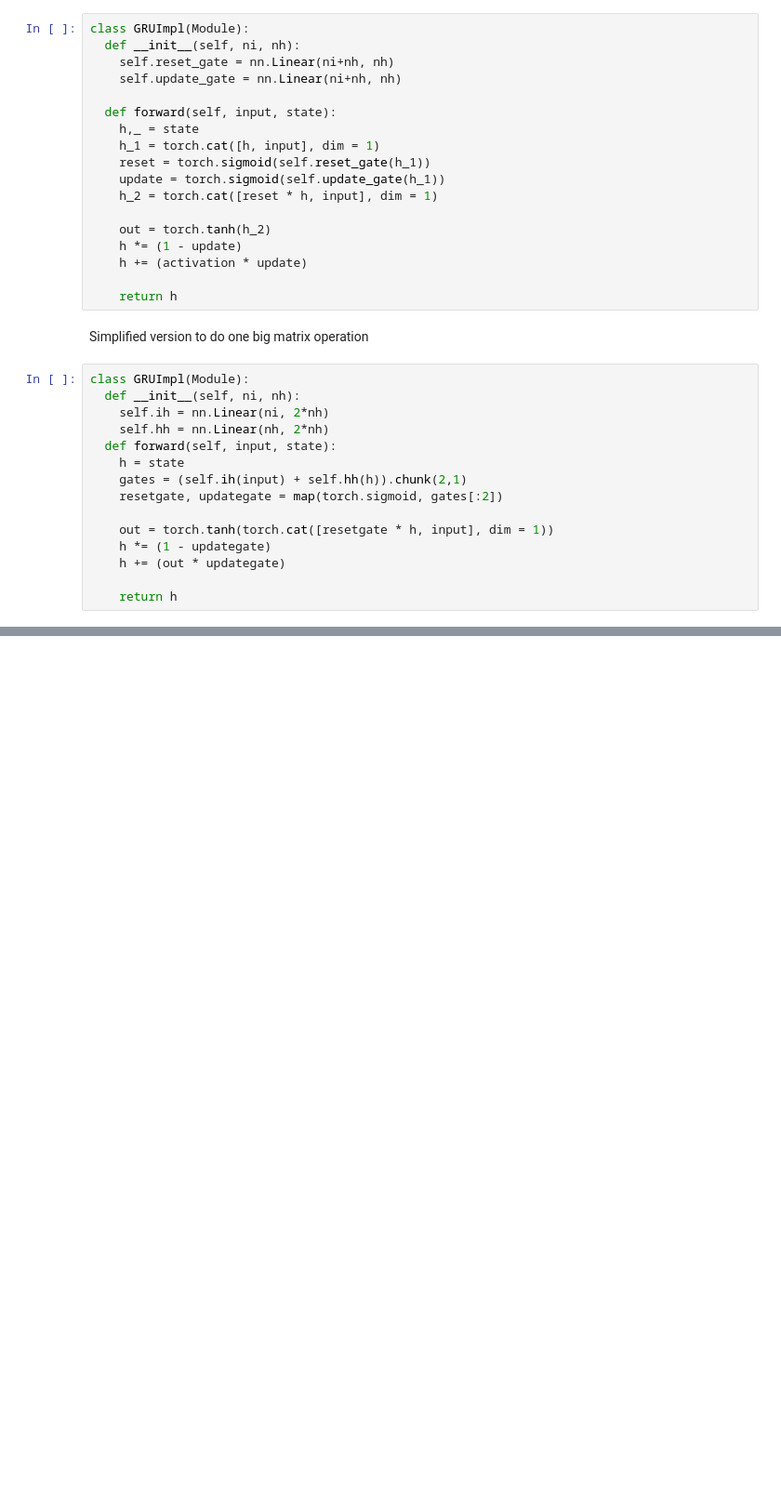
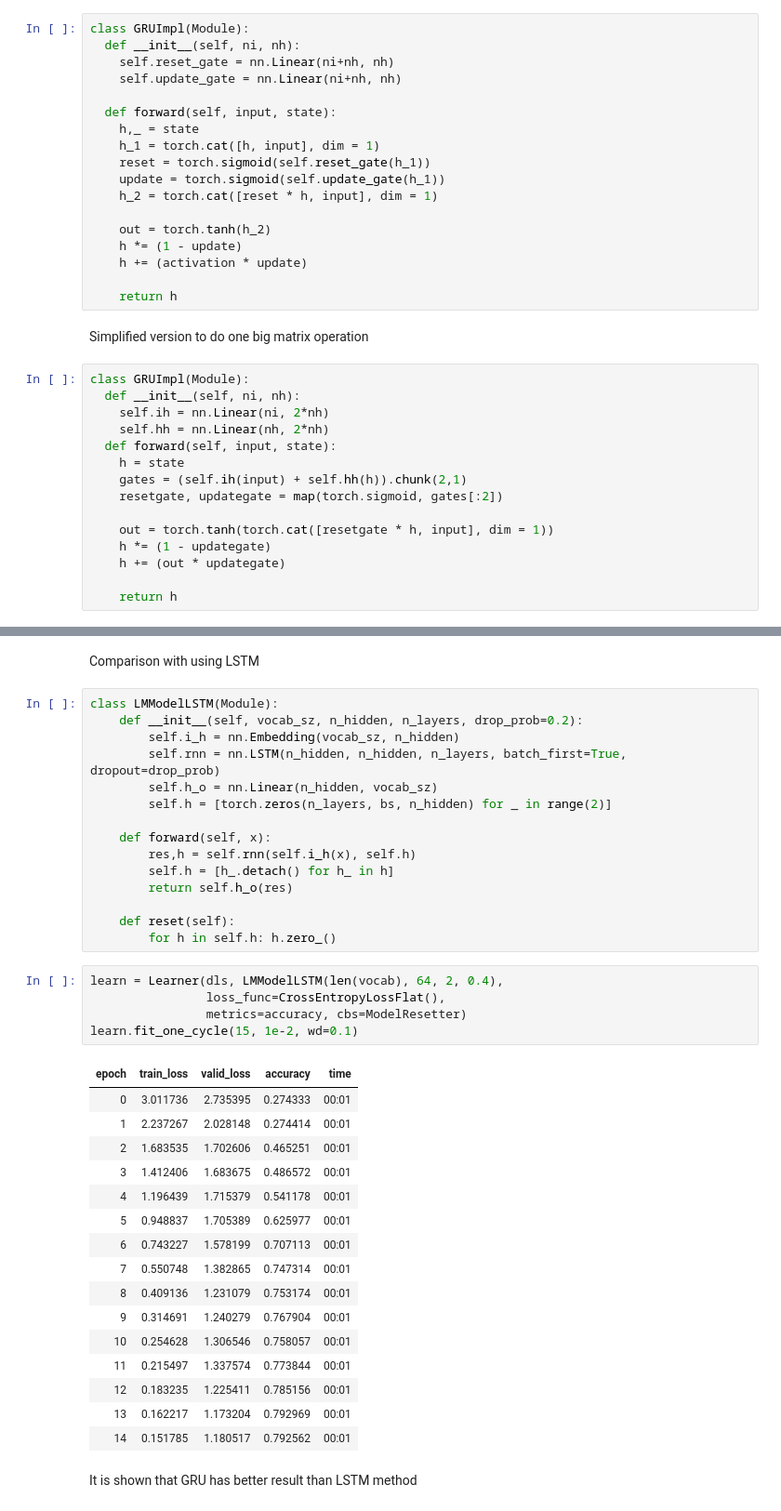
Before and after one commit to willystw/fastai-learning, a Jupyter notebook: gru-architecture/GRU_Architecture.ipynb, the cells around one changed output, grey strips where cells are left out. Shown at 93% size. Saved outputs shown, nothing was run; the diff lists cells and outputs as text; blank space fills up the shorter version.

```diff
--- a/gru-architecture/GRU_Architecture.ipynb
+++ b/gru-architecture/GRU_Architecture.ipynb
@@ -57,0 +180,41 @@ class GRUImpl(Module):
+# %% [markdown]
+Comparison with using LSTM
+# %%
+class LMModelLSTM(Module):
+    def __init__(self, vocab_sz, n_hidden, n_layers, drop_prob=0.2):
+        self.i_h = nn.Embedding(vocab_sz, n_hidden)
+        self.rnn = nn.LSTM(n_hidden, n_hidden, n_layers, batch_first=True, dropout=drop_prob)
+        self.h_o = nn.Linear(n_hidden, vocab_sz)
+        self.h = [torch.zeros(n_layers, bs, n_hidden) for _ in range(2)]
+
+    def forward(self, x):
+        res,h = self.rnn(self.i_h(x), self.h)
+        self.h = [h_.detach() for h_ in h]
+        return self.h_o(res)
+
+    def reset(self):
+        for h in self.h: h.zero_()
+# %%
+learn = Learner(dls, LMModelLSTM(len(vocab), 64, 2, 0.4),
+                loss_func=CrossEntropyLossFlat(),
+                metrics=accuracy, cbs=ModelResetter)
+learn.fit_one_cycle(15, 1e-2, wd=0.1)
+# %% [output]
+| epoch | train_loss | valid_loss | accuracy | time |
+| 0 | 3.011736 | 2.735395 | 0.274333 | 00:01 |
+| 1 | 2.237267 | 2.028148 | 0.274414 | 00:01 |
+| 2 | 1.683535 | 1.702606 | 0.465251 | 00:01 |
+| 3 | 1.412406 | 1.683675 | 0.486572 | 00:01 |
+| 4 | 1.196439 | 1.715379 | 0.541178 | 00:01 |
+| 5 | 0.948837 | 1.705389 | 0.625977 | 00:01 |
+| 6 | 0.743227 | 1.578199 | 0.707113 | 00:01 |
+| 7 | 0.550748 | 1.382865 | 0.747314 | 00:01 |
+| 8 | 0.409136 | 1.231079 | 0.753174 | 00:01 |
+| 9 | 0.314691 | 1.240279 | 0.767904 | 00:01 |
+| 10 | 0.254628 | 1.306546 | 0.758057 | 00:01 |
+| 11 | 0.215497 | 1.337574 | 0.773844 | 00:01 |
+| 12 | 0.183235 | 1.225411 | 0.785156 | 00:01 |
+| 13 | 0.162217 | 1.173204 | 0.792969 | 00:01 |
+| 14 | 0.151785 | 1.180517 | 0.792562 | 00:01 |
+# %% [markdown]
+It is shown that GRU has better result than LSTM method
```
Also changed, not shown: parts of 18 cells of this notebook.
